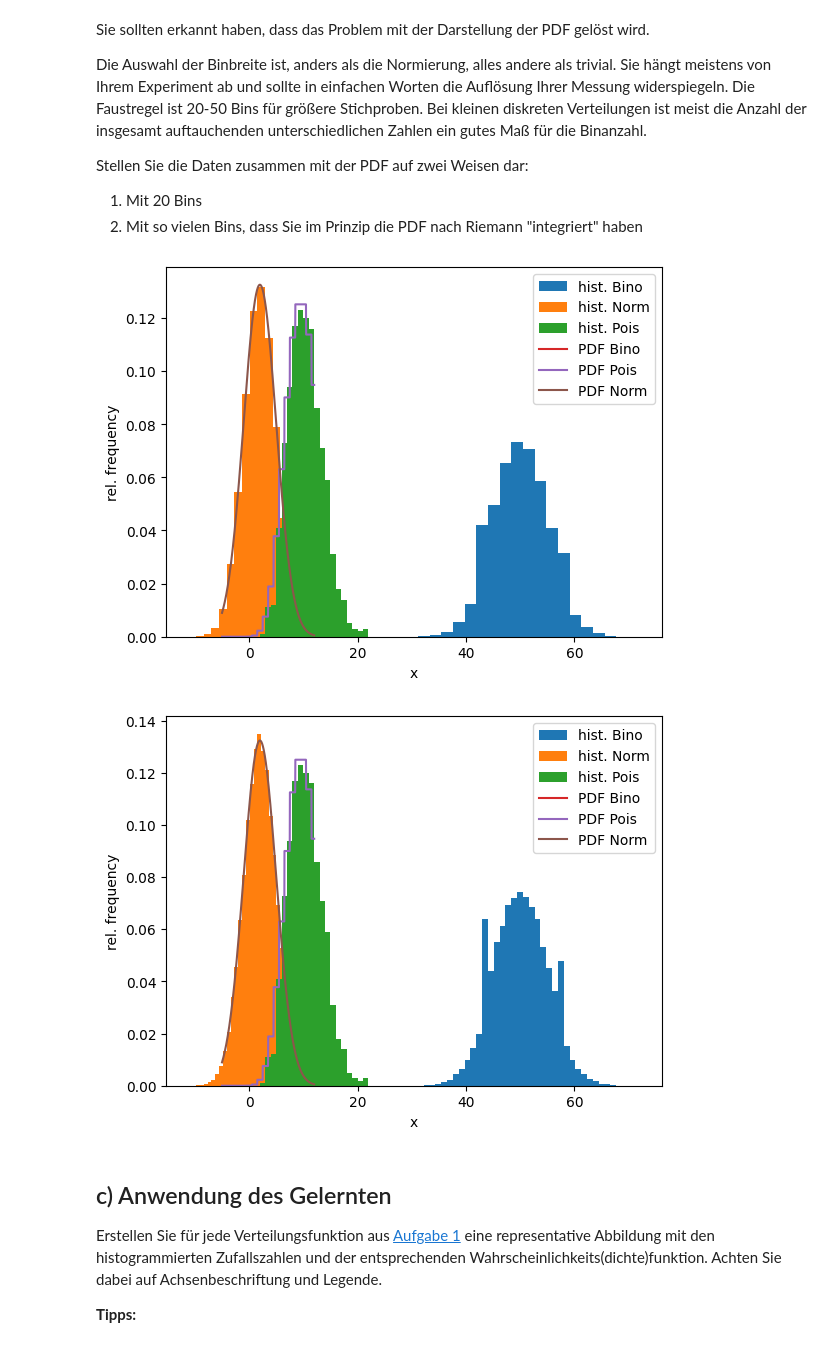
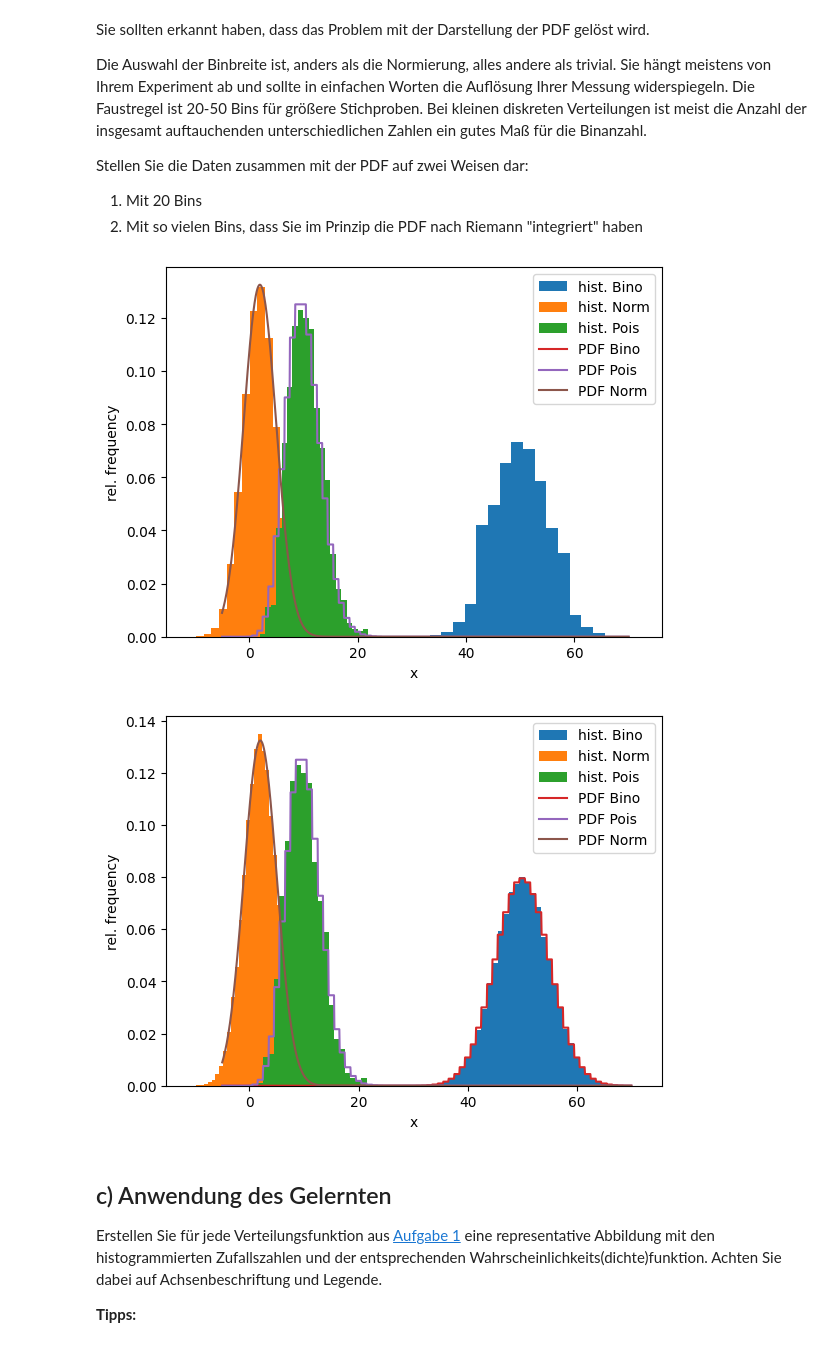
Before and after one commit to AlFa-Tier/Uni_codes, a Jupyter notebook: Stat. Datenauswertung/AufgabenBlätter/Blatt01.ipynb, the cells around one changed output. Saved outputs shown, nothing was run; the diff lists cells and outputs as text; code cells hidden in the pictures.

```diff
--- a/Stat. Datenauswertung/AufgabenBlätter/Blatt01.ipynb
+++ b/Stat. Datenauswertung/AufgabenBlätter/Blatt01.ipynb
@@ -222,7 +222,7 @@ def fGauss(x, mu_N, sigma_N):
     return np.exp(-(x-mu_N)**2/2./sigma_N**2) / np.sqrt(2.*np.pi) / sigma_N
 
 # create array for distribution function
-x_gPDF = np.linspace(-5,12,1000)
+x_gPDF = np.linspace(-5,70,1000)
 mean = np.mean(results_norm)
 std = np.std(results_norm)
 
@@ -282,38 +282,38 @@ Stellen Sie die Daten zusammen mit der PDF auf zwei Weisen dar:
 # plot histogram and distribution for 20 bins
 plt.hist(results_bino, density=(True), label='hist. Bino', bins= 20)
 plt.hist(results_norm, density=(True), label='hist. Norm', bins= 20)
 plt.hist(results_pois, density=(True), label='hist. Pois', bins= 20)
 
 plt.plot(x_gPDF,fBinomial(x_gPDF, mean, std), label='PDF Bino')
 plt.plot(x_gPDF,fPoisson(x_gPDF, nu_P=nu), label='PDF Pois')
 plt.plot(x_gPDF,fGauss(x_gPDF,mean, std), label='PDF Norm')
 
 # adjust plot
 plt.xlabel('x')
 plt.ylabel('rel. frequency')
 plt.legend(loc='best')
 
 plt.show()
 
 # plot histogram and distribution for many bins
 
-plt.hist(results_bino, density=(True), label='hist. Bino', bins= 40)
+plt.hist(results_bino, density=(True), label='hist. Bino', bins= 43, align='left')
 plt.hist(results_norm, density=(True), label='hist. Norm', bins= 40)
-plt.hist(results_pois, density=(True), label='hist. Pois', bins= 20)
+plt.hist(results_pois, density=(True), label='hist. Pois', bins= 20, align='left')
 
-plt.plot(x_gPDF,fBinomial(x_gPDF, mean, std), label='PDF Bino')
+plt.plot(x_gPDF,fBinomial(x_gPDF, N, p), label='PDF Bino')
 plt.plot(x_gPDF,fPoisson(x_gPDF, nu_P=nu), label='PDF Pois')
 plt.plot(x_gPDF,fGauss(x_gPDF,mean, std), label='PDF Norm')
 
 # adjust plot
 plt.xlabel('x')
 plt.ylabel('rel. frequency')
 plt.legend(loc='best')
 
 plt.show()
 # %% [output]
-[figure, old version]
+[figure, new version]
-[figure, old version]
+[figure, new version]
 # %% [markdown]
 ## c) Anwendung des Gelernten
 Erstellen Sie für jede Verteilungsfunktion aus [Aufgabe 1](#Aufgabe1) eine representative Abbildung mit den histogrammierten Zufallszahlen und der entsprechenden Wahrscheinlichkeits(dichte)funktion. Achten Sie dabei auf Achsenbeschriftung und Legende.
```
Also changed, not shown: parts of 2 cells of this notebook, 1 other file.
